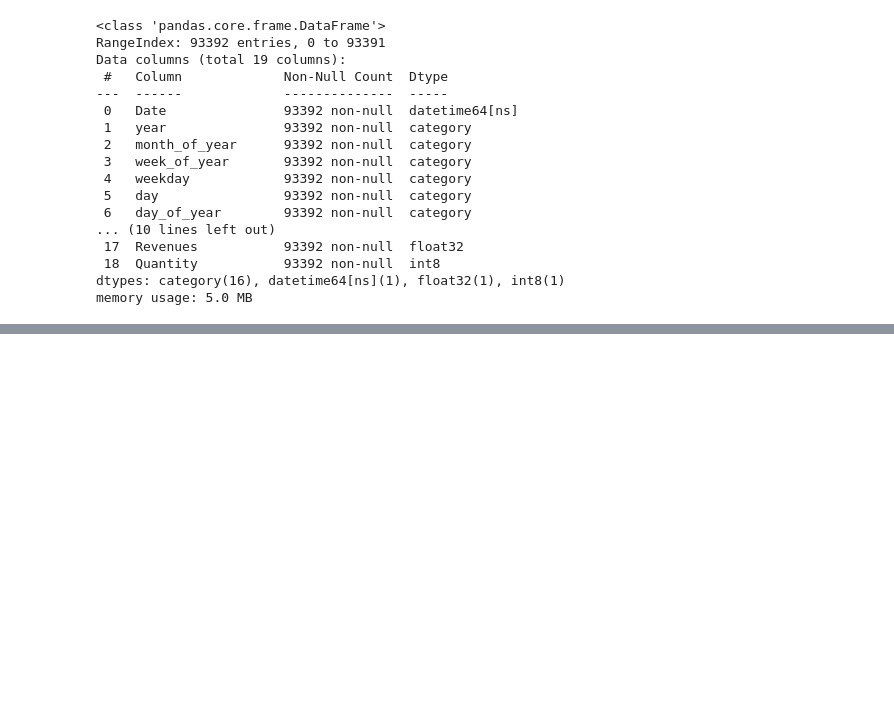
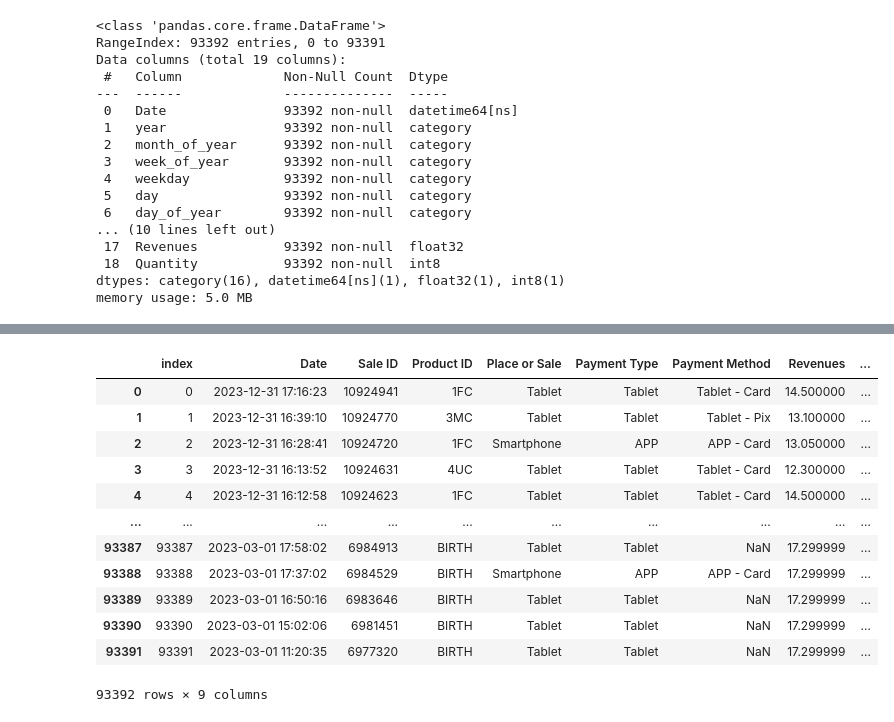
Before and after one commit to gabbmelo/NewsletterAnaliseMPE, a Jupyter notebook: newslettermpe.ipynb, the cells around one changed output, grey strips where cells are left out. Drawn from its saved outputs; the diff is of its cells as text; code cells hidden in the pictures; blank space fills up the shorter version.

Commit message:
Criando as tabelas para exportação

```diff
--- a/newslettermpe.ipynb
+++ b/newslettermpe.ipynb
@@ -1348,0 +1359,6 @@ memory usage: 5.0 MB
+# %%
+# separando o dataframe em subconjuntos para a criação das dimensões e tabela de fatos
+dim_tempo = df[['Date', 'year', 'month_of_year', 'week_of_year', 'weekday', 'day',
+       'day_of_year', 'hour']]
+dim_produto = df[['Product ID', 'Product', 'Category', 'Class', 'Class Description']]
+fact = df[['Date', 'Sale ID', 'Product ID', 'Place or Sale', 'Payment Type', 'Payment Method', 'Revenues', 'Quantity']]
@@ -1348,0 +1397,16 @@ memory usage: 5.0 MB
+# %%
+fact
+# %% [output]
+|  | index | Date | Sale ID | Product ID | Place or Sale | Payment Type | Payment Method | Revenues | ... |
+| 0 | 0 | 2023-12-31 17:16:23 | 10924941 | 1FC | Tablet | Tablet | Tablet - Card | 14.500000 | ... |
+| 1 | 1 | 2023-12-31 16:39:10 | 10924770 | 3MC | Tablet | Tablet | Tablet - Pix | 13.100000 | ... |
+| 2 | 2 | 2023-12-31 16:28:41 | 10924720 | 1FC | Smartphone | APP | APP - Card | 13.050000 | ... |
+| 3 | 3 | 2023-12-31 16:13:52 | 10924631 | 4UC | Tablet | Tablet | Tablet - Card | 12.300000 | ... |
+| 4 | 4 | 2023-12-31 16:12:58 | 10924623 | 1FC | Tablet | Tablet | Tablet - Card | 14.500000 | ... |
+| ... | ... | ... | ... | ... | ... | ... | ... | ... | ... |
+| 93387 | 93387 | 2023-03-01 17:58:02 | 6984913 | BIRTH | Tablet | Tablet | NaN | 17.299999 | ... |
+| 93388 | 93388 | 2023-03-01 17:37:02 | 6984529 | BIRTH | Smartphone | APP | APP - Card | 17.299999 | ... |
+| 93389 | 93389 | 2023-03-01 16:50:16 | 6983646 | BIRTH | Tablet | Tablet | NaN | 17.299999 | ... |
+| 93390 | 93390 | 2023-03-01 15:02:06 | 6981451 | BIRTH | Tablet | Tablet | NaN | 17.299999 | ... |
+| 93391 | 93391 | 2023-03-01 11:20:35 | 6977320 | BIRTH | Tablet | Tablet | NaN | 17.299999 | ... |
+93392 rows × 9 columns
```
Also changed, not shown: parts of 12 cells of this notebook, 3 other files.
